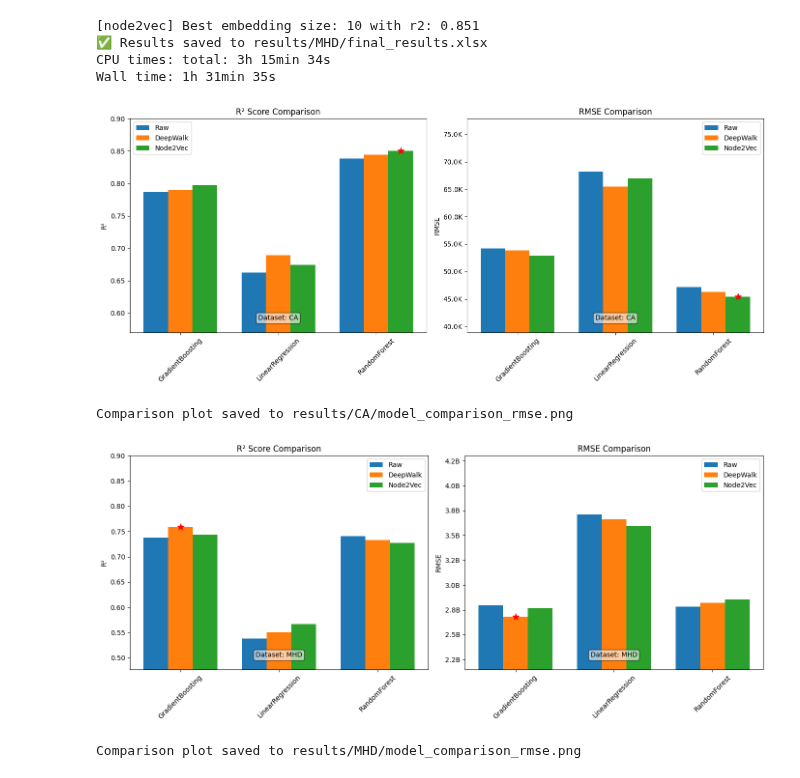
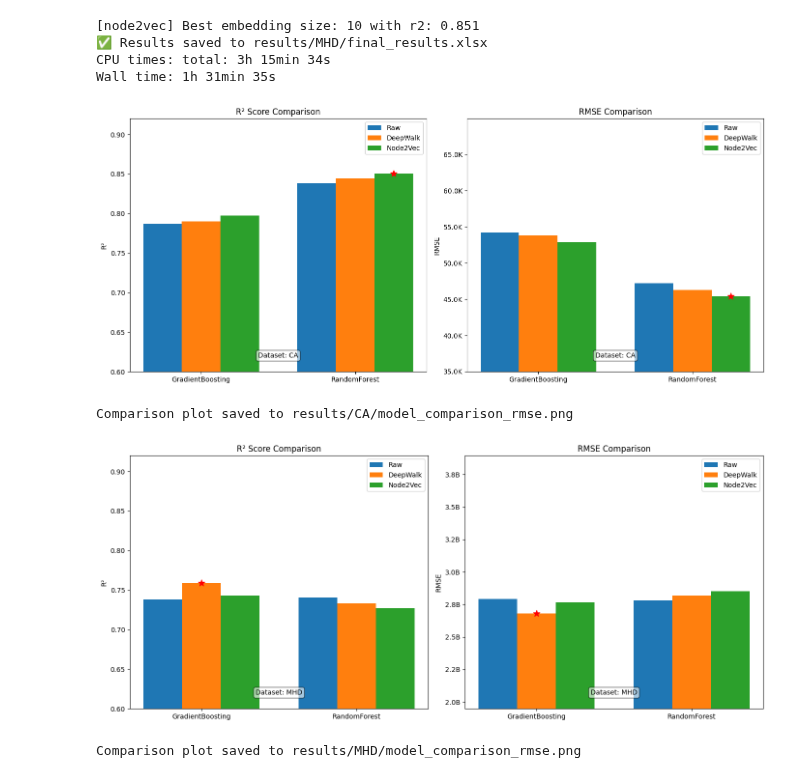
Before and after one commit to mamintoosi-papers-codes/House2Vec, a Jupyter notebook: main.ipynb, the cells around one changed output. Drawn from its saved outputs; the diff is of its cells as text; code cells hidden in the pictures.

```diff
--- a/main.ipynb
+++ b/main.ipynb
@@ -44,7 +44,7 @@ import numpy as np
 from matplotlib.ticker import FuncFormatter
 import os
 
-def compare_models(dataset_name, use_rmse=False):
+def compare_models(dataset_name, use_rmse=False, res_file_name="final_results.xlsx"):
     """
     Side-by-side comparison plots (R² and MSE_log or RMSE) for a dataset.
     - Highlights the single best model across all methods with a red star.
@@ -53,7 +53,7 @@ def compare_models(dataset_name, use_rmse=False):
     - If use_rmse=True, plots RMSE in millions; otherwise plots MSE_log.
     """
     # Load results
-    file_path = f"results/{dataset_name}/final_results.xlsx"
+    file_path = f"results/{dataset_name}/{res_file_name}"
     df = pd.read_excel(file_path)
 
     # Categorize models
@@ -100,13 +100,13 @@ def compare_models(dataset_name, use_rmse=False):
 
     axs[0].set_title("R² Score Comparison")
     axs[0].set_xticks(x)
-    axs[0].set_xticklabels(models, rotation=45)
+    axs[0].set_xticklabels(models)#, rotation=45)
     axs[0].set_ylabel("R²")
     axs[0].legend()
 
     # y-axis limit
     r2_mean = np.nanmean(all_r2_bars)
-    axs[0].set_ylim(r2_mean - 0.2, 0.9)
+    axs[0].set_ylim(0.6, 0.92)
 
     axs[0].text(0.5, 0.05, f"Dataset: {dataset_name}", transform=axs[0].transAxes,
                 fontsize=10, ha="center", va="bottom",
@@ -146,37 +146,37 @@ def compare_models(dataset_name, use_rmse=False):
                    color="red", zorder=5, s=100, marker="*")
 
     axs[1].set_title(f"{metric_name} Comparison")
     axs[1].set_xticks(x)
-    axs[1].set_xticklabels(models, rotation=45)
+    axs[1].set_xticklabels(models)#, rotation=45)
     axs[1].set_ylabel(metric_name)
     axs[1].legend()
 
     # y-axis limit
     y_mean = np.nanmean(all_metric_bars)
     axs[1].set_ylim(y_mean * 0.7, y_mean * 1.4)
 
     axs[1].text(0.5, 0.05, f"Dataset: {dataset_name}", transform=axs[1].transAxes,
                 fontsize=10, ha="center", va="bottom",
                 bbox=dict(boxstyle="round", fc="white", alpha=0.6))
 
     plt.tight_layout()
 
     # Save figure
     out_path = f"results/{dataset_name}/model_comparison.png" if not use_rmse \
                else f"results/{dataset_name}/model_comparison_rmse.png"
     os.makedirs(f"results/{dataset_name}", exist_ok=True)
     plt.savefig(out_path, dpi=300)
     plt.show()
     print(f"Comparison plot saved to {out_path}")
 
 
 # Example runs
 # compare_models("CA")          # R² + MSE_log
 # compare_models("MHD")         # R² + MSE_log
-compare_models("CA", True)  # R² + RMSE (in millions)
-compare_models("MHD", True)
+compare_models("CA", True, "final_results-GB-RF.xlsx")  # R² + RMSE (in millions)
+compare_models("MHD", True, "final_results-GB-RF.xlsx")
 # %% [output]
-[figure, old version]
+[figure, new version]
 Comparison plot saved to results/CA/model_comparison_rmse.png
-[figure, old version]
+[figure, new version]
 Comparison plot saved to results/MHD/model_comparison_rmse.png
```
Also changed, not shown: 5 other files.
